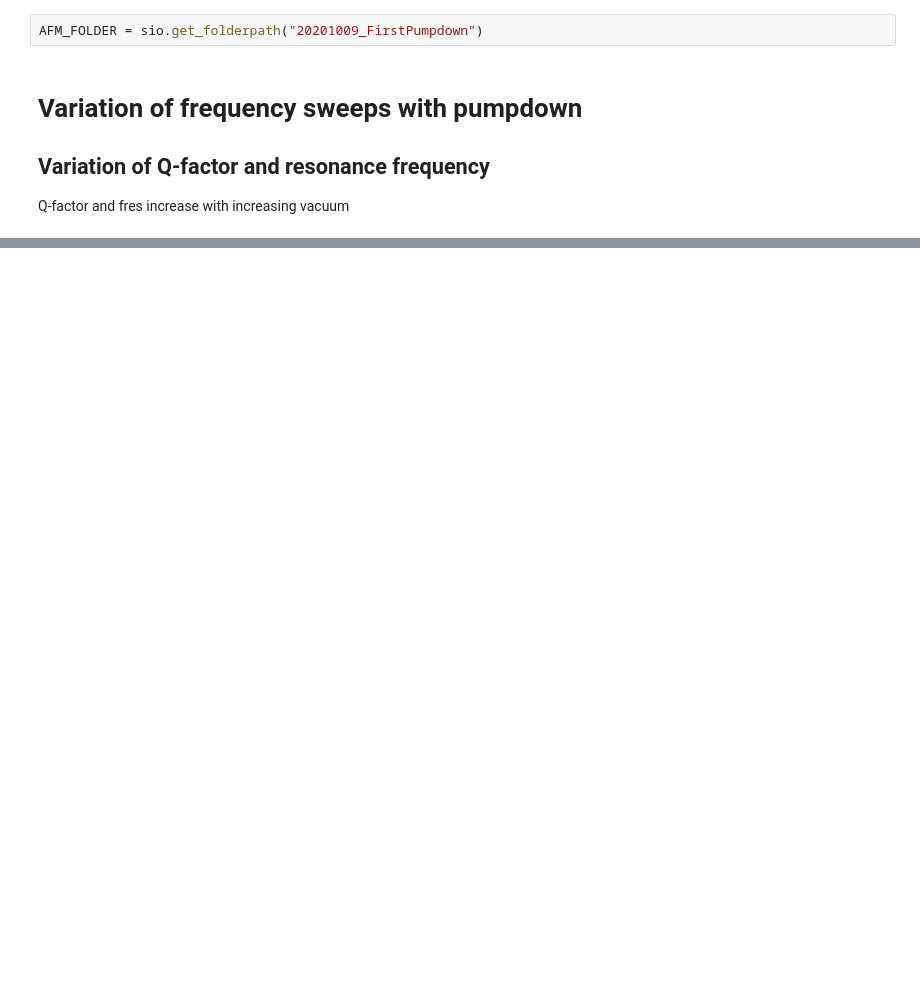
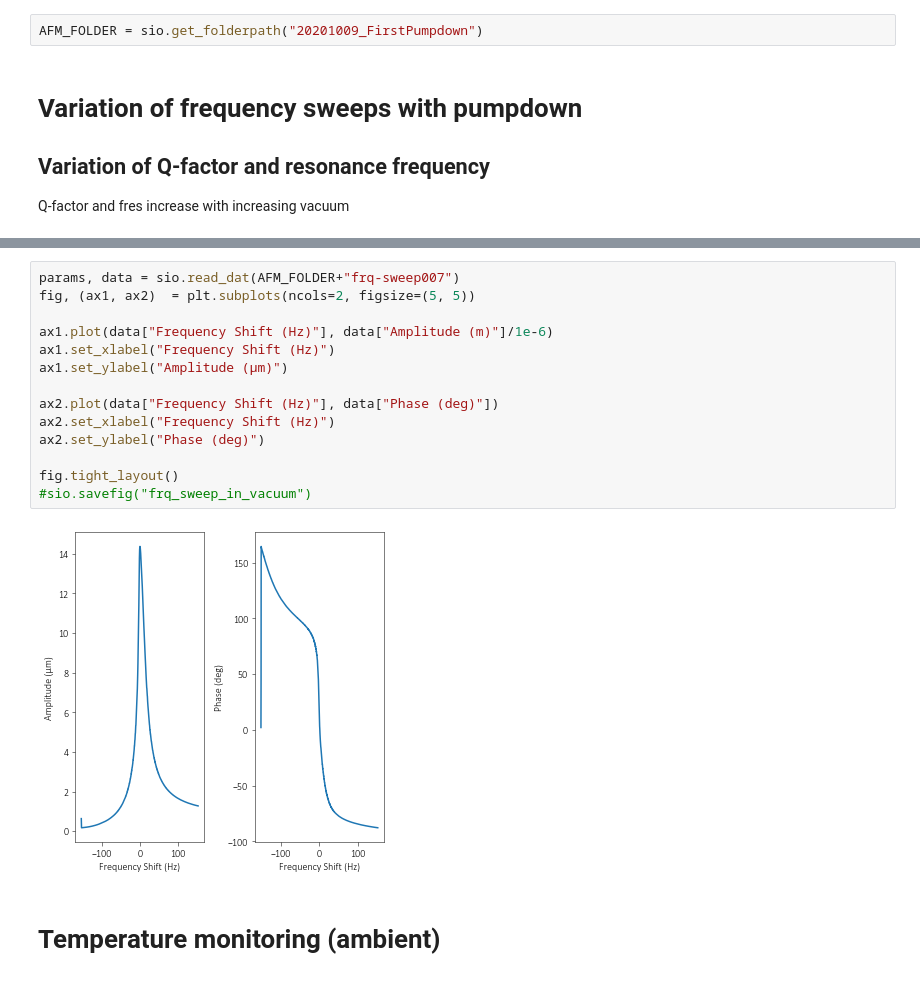
Before and after one commit to dineshpinto/qudi-hira-analysis, a Jupyter notebook: develop/20201009_FirstPumpdown.ipynb, the cells around one changed output, grey strips where cells are left out. Drawn from its saved outputs; the diff is of its cells as text; blank space fills up the shorter version.

```diff
--- a/develop/20201009_FirstPumpdown.ipynb
+++ b/develop/20201009_FirstPumpdown.ipynb
@@ -58,0 +60,18 @@ sio.savefig("Varation_of_q_and_fres_fitlen_with_vacuum")
+# %%
+params, data = sio.read_dat(AFM_FOLDER+"frq-sweep007")
+fig, (ax1, ax2)  = plt.subplots(ncols=2, figsize=(5, 5))
+
+ax1.plot(data["Frequency Shift (Hz)"], data["Amplitude (m)"]/1e-6)
+ax1.set_xlabel("Frequency Shift (Hz)")
+ax1.set_ylabel("Amplitude (µm)")
+
+ax2.plot(data["Frequency Shift (Hz)"], data["Phase (deg)"])
+ax2.set_xlabel("Frequency Shift (Hz)")
+ax2.set_ylabel("Phase (deg)")
+
+fig.tight_layout()
+#sio.savefig("frq_sweep_in_vacuum")
+# %% [output]
+[figure, added]
+# %% [markdown]
+# Temperature monitoring (ambient)
```
Also changed, not shown: parts of 12 cells of this notebook, 3 other files.
